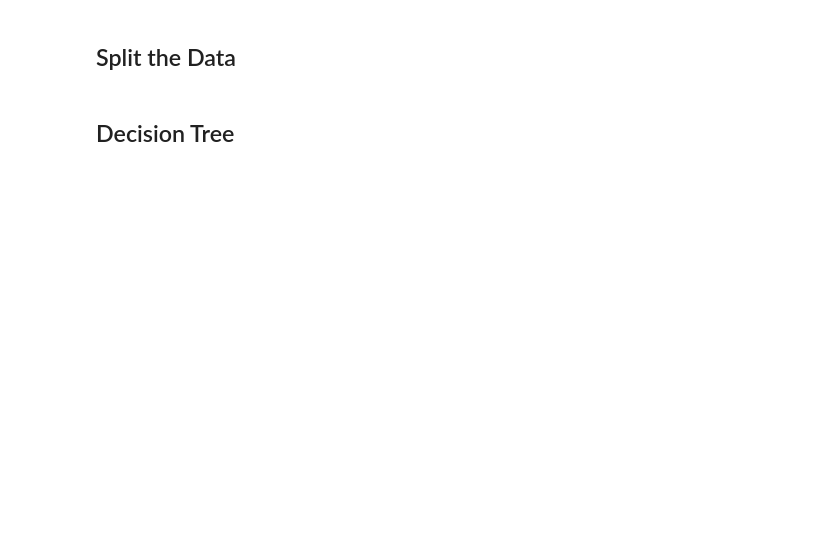
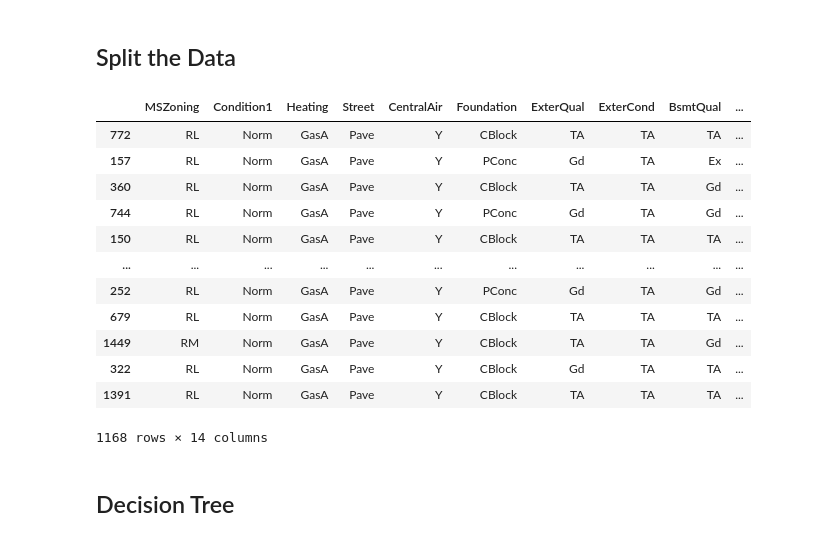
Before and after one commit to FindWhatYou/supervised_learning_project, a Jupyter notebook: 5_housing_data_iteration3_desigion_tree_ copy.ipynb, the cells around one changed output. Cells and saved outputs as stored; diff of their text form; code cells hidden in the pictures; blank space fills up the shorter version.

```diff
--- a/5_housing_data_iteration3_desigion_tree_ copy.ipynb
+++ b/5_housing_data_iteration3_desigion_tree_ copy.ipynb
@@ -110,3 +97,19 @@ from sklearn.model_selection import train_test_split
 X_train, X_test, y_train, y_test = train_test_split(X, y, test_size=0.2, random_state=31416)
+# %%
+X_train.select_dtypes(exclude="number")
+# %% [output]
+|  | MSZoning | Condition1 | Heating | Street | CentralAir | Foundation | ExterQual | ExterCond | BsmtQual | ... |
+| 772 | RL | Norm | GasA | Pave | Y | CBlock | TA | TA | TA | ... |
+| 157 | RL | Norm | GasA | Pave | Y | PConc | Gd | TA | Ex | ... |
+| 360 | RL | Norm | GasA | Pave | Y | CBlock | TA | TA | Gd | ... |
+| 744 | RL | Norm | GasA | Pave | Y | PConc | Gd | TA | Gd | ... |
+| 150 | RL | Norm | GasA | Pave | Y | CBlock | TA | TA | TA | ... |
+| ... | ... | ... | ... | ... | ... | ... | ... | ... | ... | ... |
+| 252 | RL | Norm | GasA | Pave | Y | PConc | Gd | TA | Gd | ... |
+| 679 | RL | Norm | GasA | Pave | Y | CBlock | TA | TA | TA | ... |
+| 1449 | RM | Norm | GasA | Pave | Y | CBlock | TA | TA | Gd | ... |
+| 322 | RL | Norm | GasA | Pave | Y | CBlock | Gd | TA | TA | ... |
+| 1391 | RL | Norm | GasA | Pave | Y | CBlock | TA | TA | TA | ... |
+1168 rows × 14 columns
 # %% [markdown]
 ## Decision Tree
```
Also changed, not shown: parts of 12 cells of this notebook, 1 other file.
